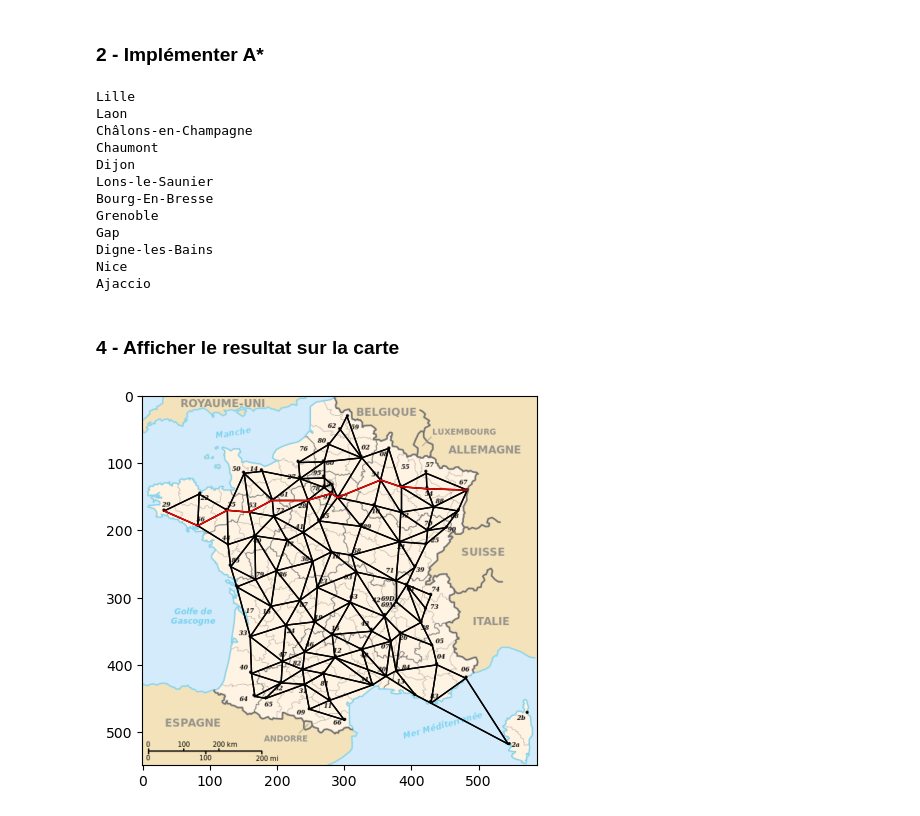
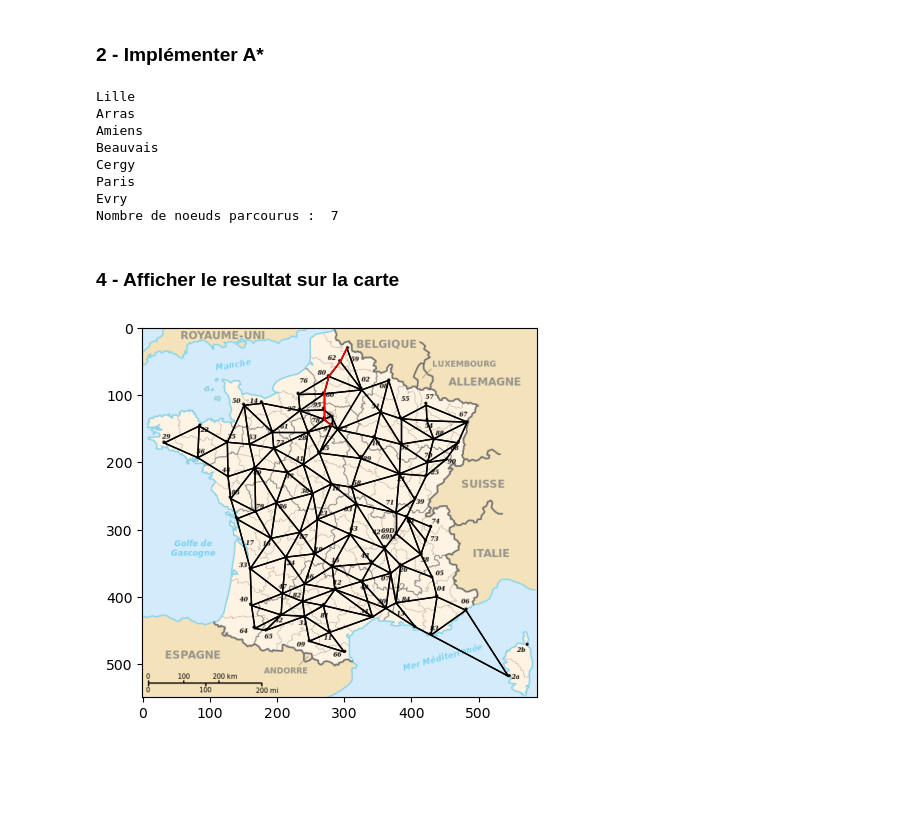
Before and after one commit to Boualili-Youcef/projects_AI, a Jupyter notebook: TP03/graphes.ipynb, the cells around one changed output. Cells and saved outputs as stored; diff of their text form; code cells hidden in the pictures; blank space fills up the shorter version.

```diff
--- a/TP03/graphes.ipynb
+++ b/TP03/graphes.ipynb
@@ -39,14 +39,17 @@ def shortest_path(graphe, depart, arrive):
     _, prec = Djikstra(graphe, depart, arrive)
     path = []
     u = arrive
+    cpt = 0
     while u:
         path.append(u)
         u = prec[u]
-    return path[::-1]
+        cpt += 1
+    return path[::-1], cpt
 # %%
 nodes = teste.dic_noeud
-path = shortest_path(teste, nodes[59], nodes[20])
+path, cpt = shortest_path(teste, nodes[59], nodes[91])
 for node in path:
     print(node.chef_lieu)
+print("Le nombre de noeuds est de : ", cpt)
 # %% [output]
 Lille
@@ -103,34 +102,33 @@ def shortest_path_Astar(graphe, depart, arrive):
     _, prec = Astar(graphe, depart, arrive)
     path = []
     u = arrive
+    cpt = 0
     while u:
         path.append(u)
         u = prec[u]
-    return path[::-1]
+        cpt += 1
+    return path[::-1], cpt
 # %%
 nodes = teste.dic_noeud
-path = shortest_path_Astar(teste, nodes[59], nodes[20])
+path, cpt = shortest_path_Astar(teste, nodes[59], nodes[91])
 for node in path:
     print(node.chef_lieu)
+print("Nombre de noeuds parcourus : ", cpt)
 # %% [output]
 Lille
-Laon
-Châlons-en-Champagne
-Chaumont
-Dijon
-Lons-le-Saunier
-Bourg-En-Bresse
-Grenoble
-Gap
-Digne-les-Bains
-Nice
-Ajaccio
+Arras
+Amiens
+Beauvais
+Cergy
+Paris
+Evry
+Nombre de noeuds parcourus :  7
 # %% [markdown]
 ### 4 - Afficher le resultat sur la carte
 # %%
 graphe = gr.Graphe()
 carte = gr.Carte(graphe)
 noeuds = graphe.dic_noeud
-carte.afficher_chemin(shortest_path_Astar(graphe, noeuds[29], noeuds[67]))
+carte.afficher_chemin(shortest_path_Astar(graphe, noeuds[59], noeuds[91])[0])
 # %% [output]
-[figure, old version]
+[figure, new version]
```
Also changed, not shown: parts of 2 cells of this notebook.
